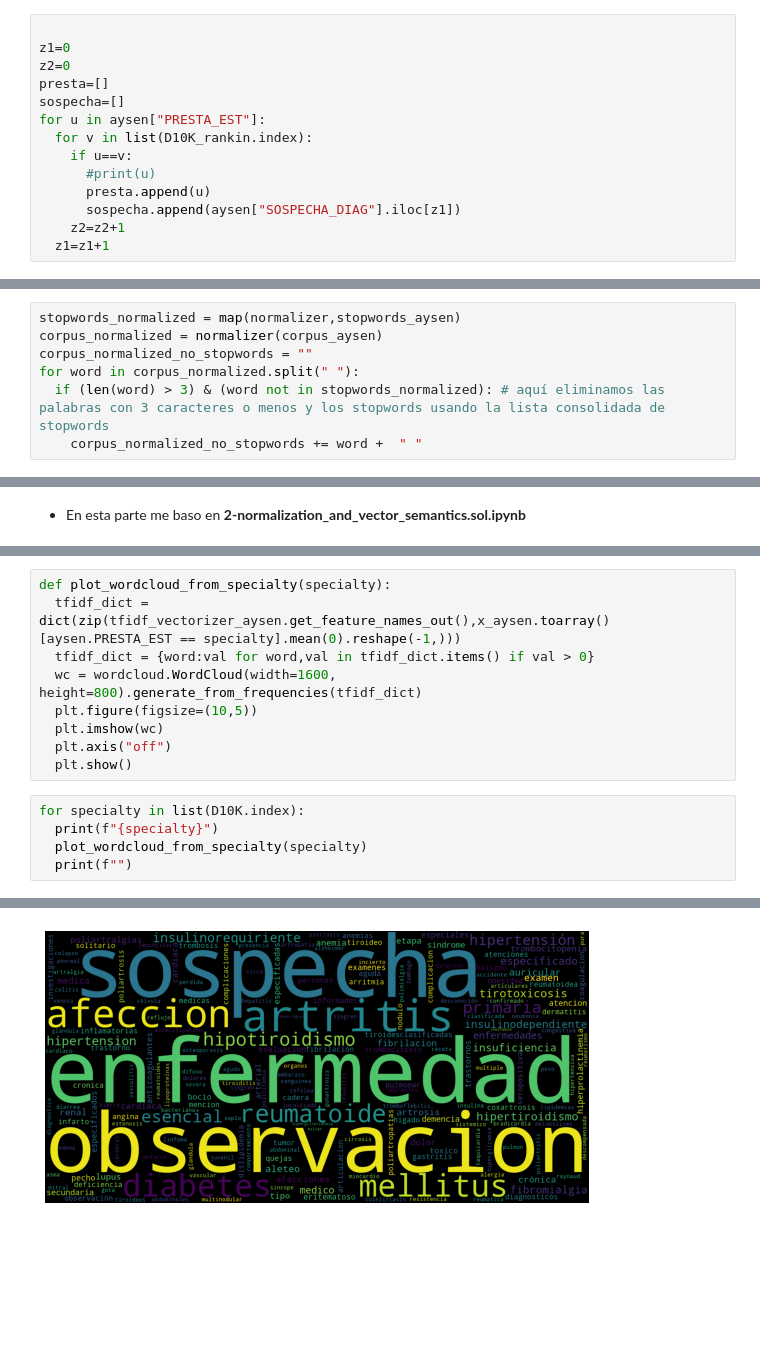
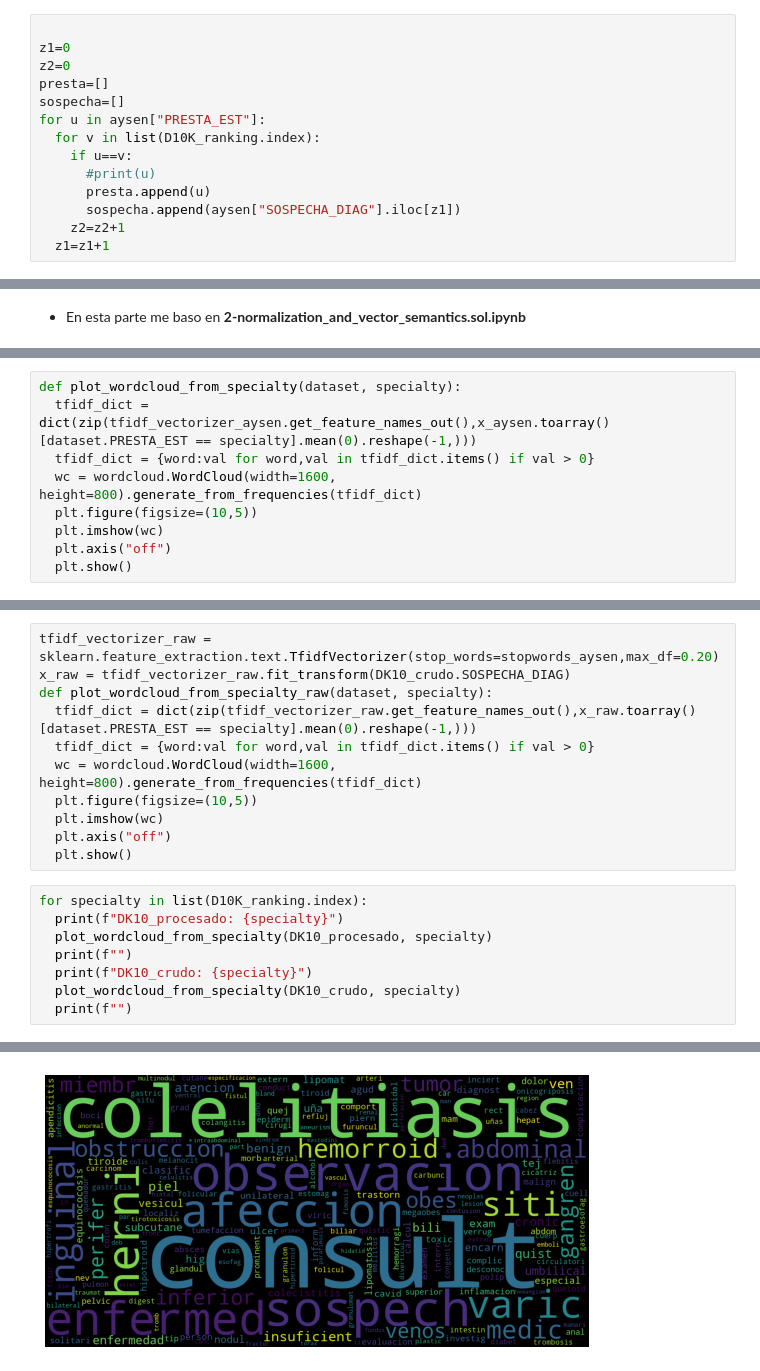
Before and after one commit to alvaro-neira/nlp-homework1, a Jupyter notebook: Tarea_NLP_Grupo_3.ipynb, the cells around one changed output, grey strips where cells are left out. Drawn from its saved outputs; the diff is of its cells as text; blank space fills up the shorter version.

Commit message:
crudo+procesado

```diff
--- a/Tarea_NLP_Grupo_3.ipynb
+++ b/Tarea_NLP_Grupo_3.ipynb
@@ -109,7 +109,7 @@ z2=0
 presta=[]
 sospecha=[]
 for u in aysen["PRESTA_EST"]:
-  for v in list(D10K_rankin.index):
+  for v in list(D10K_ranking.index):
     if u==v:
       #print(u)
       presta.append(u)
@@ -364,10 +343,3 @@ def normalizer(text, remove_tildes = True): #normalizes a given string to lowerc
-# %%
-stopwords_normalized = map(normalizer,stopwords_aysen)
-corpus_normalized = normalizer(corpus_aysen)
-corpus_normalized_no_stopwords = ""
-for word in corpus_normalized.split(" "):
-  if (len(word) > 3) & (word not in stopwords_normalized): # aquí eliminamos las palabras con 3 caracteres o menos y los stopwords usando la lista consolidada de stopwords
-    corpus_normalized_no_stopwords += word +  " "
 # %% [markdown]
 ### 2.1 Visualice utilizando wordcloud las palabras más comunes para cada categoría D10K.
 # %% [markdown]
@@ -376,2 +352,11 @@ for word in corpus_normalized.split(" "):
+# %%
+def plot_wordcloud_from_specialty(dataset, specialty):
+  tfidf_dict = dict(zip(tfidf_vectorizer_aysen.get_feature_names_out(),x_aysen.toarray()[dataset.PRESTA_EST == specialty].mean(0).reshape(-1,)))
+  tfidf_dict = {word:val for word,val in tfidf_dict.items() if val > 0}
+  wc = wordcloud.WordCloud(width=1600, height=800).generate_from_frequencies(tfidf_dict)
+  plt.figure(figsize=(10,5))
+  plt.imshow(wc)
+  plt.axis("off")
+  plt.show()
 # %%
 tfidf_vectorizer_aysen = sklearn.feature_extraction.text.TfidfVectorizer(stop_words=stopwords_aysen,max_df=0.20)
@@ -379,6 +364,8 @@ x_aysen = tfidf_vectorizer_aysen.fit_transform(aysen.SOSPECHA_DIAG)
 # %%
-def plot_wordcloud_from_specialty(specialty):
-  tfidf_dict = dict(zip(tfidf_vectorizer_aysen.get_feature_names_out(),x_aysen.toarray()[aysen.PRESTA_EST == specialty].mean(0).reshape(-1,)))
+tfidf_vectorizer_raw = sklearn.feature_extraction.text.TfidfVectorizer(stop_words=stopwords_aysen,max_df=0.20)
+x_raw = tfidf_vectorizer_raw.fit_transform(DK10_crudo.SOSPECHA_DIAG)
+def plot_wordcloud_from_specialty_raw(dataset, specialty):
+  tfidf_dict = dict(zip(tfidf_vectorizer_raw.get_feature_names_out(),x_raw.toarray()[dataset.PRESTA_EST == specialty].mean(0).reshape(-1,)))
   tfidf_dict = {word:val for word,val in tfidf_dict.items() if val > 0}
   wc = wordcloud.WordCloud(width=1600, height=800).generate_from_frequencies(tfidf_dict)
   plt.figure(figsize=(10,5))
@@ -386,8 +373,11 @@ def plot_wordcloud_from_specialty(specialty):
   plt.axis("off")
   plt.show()
 # %%
-for specialty in list(D10K.index):
-  print(f"{specialty}")
-  plot_wordcloud_from_specialty(specialty)
+for specialty in list(D10K_ranking.index):
+  print(f"DK10_procesado: {specialty}")
+  plot_wordcloud_from_specialty(DK10_procesado, specialty)
   print(f"")
+  print(f"DK10_crudo: {specialty}")
+  plot_wordcloud_from_specialty(DK10_crudo, specialty)
+  print(f"")
 # %% [output]
@@ -405 +395 @@ MEDICINA INTERNA
-[figure, old version]
+[figure, new version]
```
Also changed, not shown: parts of 13 cells of this notebook, 2 other files.
